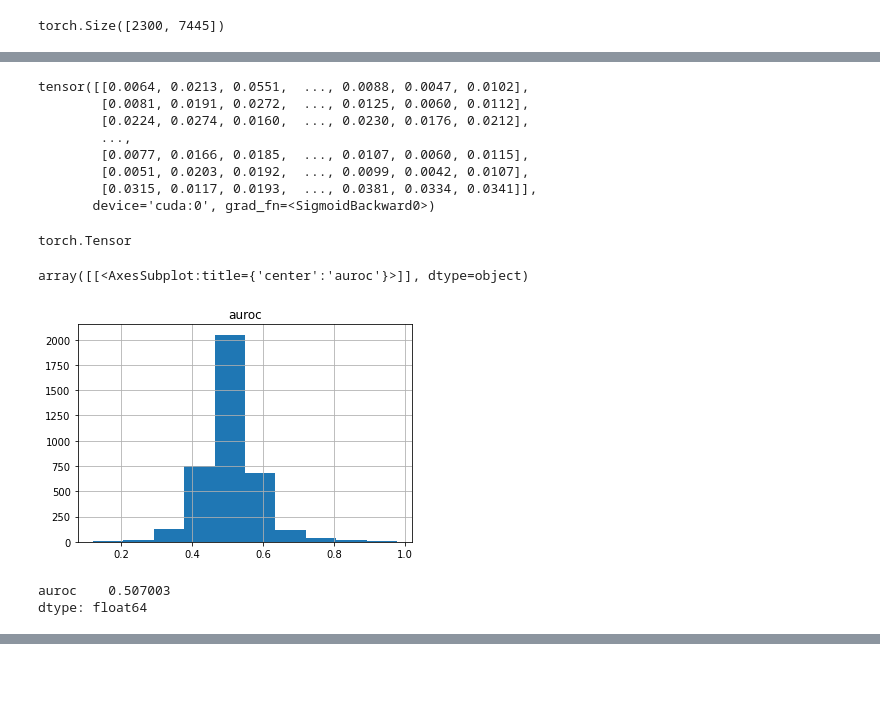
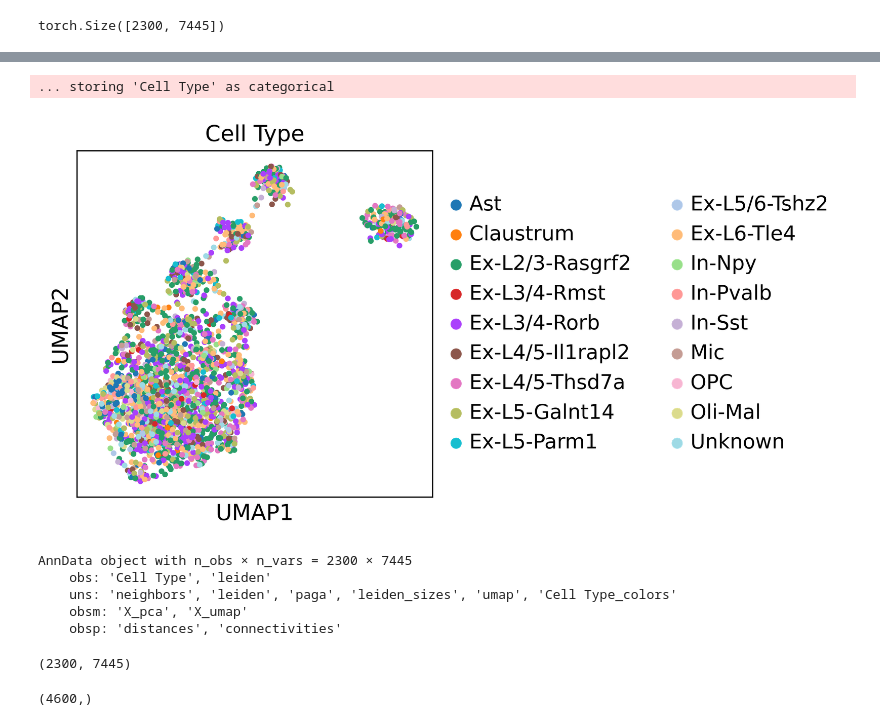
Before and after one commit to rogershijin/GANOLI, a Jupyter notebook: ganoli/models/scratch_pca.ipynb, the cells around one changed output, grey strips where cells are left out. Cells and saved outputs as stored; diff of their text form; code cells hidden in the pictures; blank space fills up the shorter version.

```diff
--- a/ganoli/models/scratch_pca.ipynb
+++ b/ganoli/models/scratch_pca.ipynb
@@ -4,9 +4,9 @@ import numpy as np
 import matplotlib as mpl
 mpl.rcParams['figure.dpi'] = 100
 # %%
-data_root = '/om2/user/rogerjin/data'
+data_root = '/om2/user/rogerjin/data/Ben'
 data_path = opj(data_root, 'data_files_new.npz')
-data = np.load(data_path)
+data = np.load(data_path, allow_pickle=True)
 rna = data['rna_train']
 atac = data['atac_train_small']
 # %%
@@ -174,15 +118,0 @@ tensor([[0.0064, 0.0213, 0.0551,  ..., 0.0088, 0.0047, 0.0102],
-# %%
-atac_val_pred
-# %% [output]
-tensor([[0.0064, 0.0213, 0.0551,  ..., 0.0088, 0.0047, 0.0102],
-        [0.0081, 0.0191, 0.0272,  ..., 0.0125, 0.0060, 0.0112],
-        [0.0224, 0.0274, 0.0160,  ..., 0.0230, 0.0176, 0.0212],
-        ...,
-        [0.0077, 0.0166, 0.0185,  ..., 0.0107, 0.0060, 0.0115],
-        [0.0051, 0.0203, 0.0192,  ..., 0.0099, 0.0042, 0.0107],
-        [0.0315, 0.0117, 0.0193,  ..., 0.0381, 0.0334, 0.0341]],
-       device='cuda:0', grad_fn=<SigmoidBackward0>)
-# %%
-type(atac_val)
-# %% [output]
-torch.Tensor
@@ -200,10 +119,5 @@ atac_rocs['auroc'] = aurocs
-# %%
-atac_rocs.hist()
-# %% [output]
-array([[<AxesSubplot:title={'center':'auroc'}>]], dtype=object)
-[figure, removed]
-# %%
-atac_rocs.mean()
-# %% [output]
-auroc    0.507003
-dtype: float64
+# %%
+from ganoli_plot import plot_umap
+
+plot_umap(rna_val_pred.detach().cpu().numpy(), rna_val_labels, label_name="Cell Type")
+# %% [output]
@@ -209,0 +126,11 @@ dtype: float64
+... storing 'Cell Type' as categorical
+[figure, added]
+AnnData object with n_obs × n_vars = 2300 × 7445
+    obs: 'Cell Type', 'leiden'
+    uns: 'neighbors', 'leiden', 'paga', 'leiden_sizes', 'umap', 'Cell Type_colors'
+    obsm: 'X_pca', 'X_umap'
+    obsp: 'distances', 'connectivities'
+# %%
+rna_val_pred.detach().cpu().numpy().shape
+# %% [output]
+(2300, 7445)
@@ -209,0 +139,5 @@ dtype: float64
+# %%
+cell_label_concat = np.hstack([rna_val_labels, rna_val_labels])
+cell_label_concat.shape
+# %% [output]
+(4600,)
```
Also changed, not shown: parts of 20 cells of this notebook, 15 other files.
